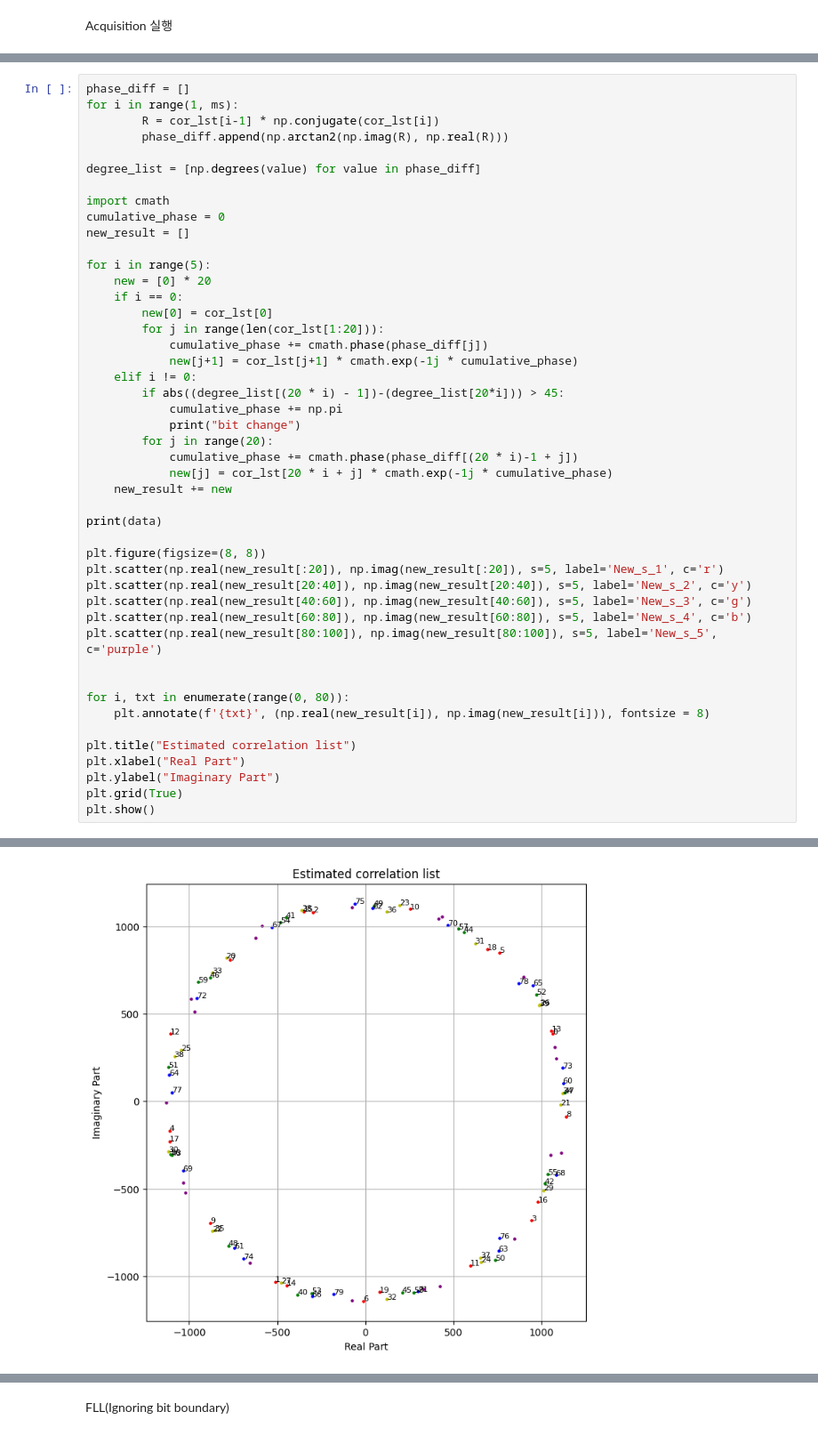
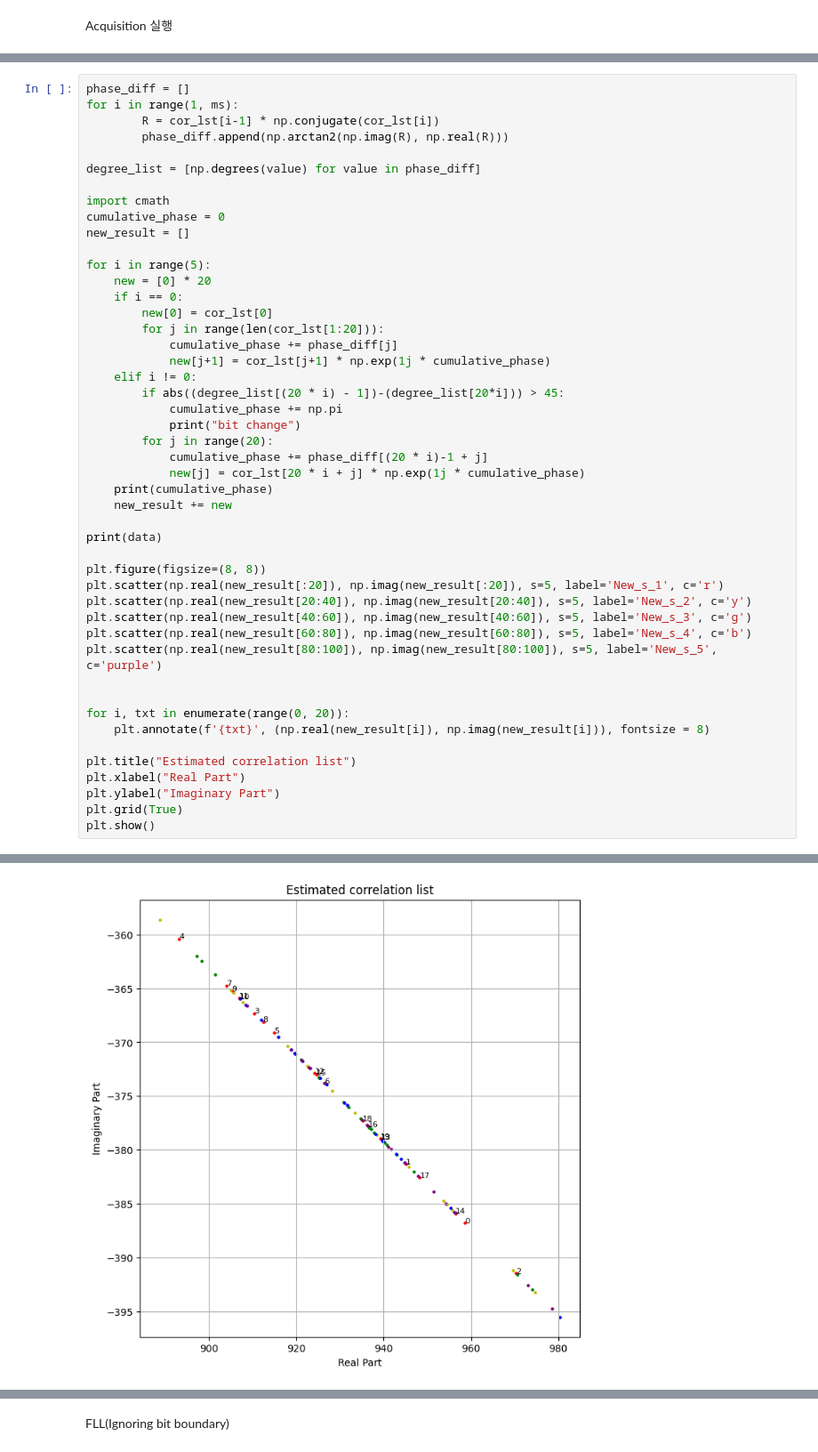
Before and after one commit to IdontknowTT/GPS_receiver, a Jupyter notebook: 240521_FLL.ipynb, the cells around one changed output, grey strips where cells are left out. Shown at 89% size. Cells and saved outputs as stored; diff of their text form.

```diff
--- a/240521_FLL.ipynb
+++ b/240521_FLL.ipynb
@@ -264,15 +264,16 @@ for i in range(5):
     if i == 0:
         new[0] = cor_lst[0]
         for j in range(len(cor_lst[1:20])):
-            cumulative_phase += cmath.phase(phase_diff[j])
-            new[j+1] = cor_lst[j+1] * cmath.exp(-1j * cumulative_phase)
+            cumulative_phase += phase_diff[j]
+            new[j+1] = cor_lst[j+1] * np.exp(1j * cumulative_phase)
     elif i != 0:
         if abs((degree_list[(20 * i) - 1])-(degree_list[20*i])) > 45:
             cumulative_phase += np.pi
             print("bit change")
         for j in range(20):
-            cumulative_phase += cmath.phase(phase_diff[(20 * i)-1 + j])
-            new[j] = cor_lst[20 * i + j] * cmath.exp(-1j * cumulative_phase)
+            cumulative_phase += phase_diff[(20 * i)-1 + j]
+            new[j] = cor_lst[20 * i + j] * np.exp(1j * cumulative_phase)
+    print(cumulative_phase)
     new_result += new
 
 print(data)
@@ -285,7 +286,7 @@ plt.scatter(np.real(new_result[60:80]), np.imag(new_result[60:80]), s=5, label='
 plt.scatter(np.real(new_result[80:100]), np.imag(new_result[80:100]), s=5, label='New_s_5', c='purple')
 
 
-for i, txt in enumerate(range(0, 80)):
+for i, txt in enumerate(range(0, 20)):
     plt.annotate(f'{txt}', (np.real(new_result[i]), np.imag(new_result[i])), fontsize = 8)
 
 plt.title("Estimated correlation list")
@@ -297,5 +303,5 @@ plt.show()
 [1, 1, 1, 1, 1]
-[figure, old version]
+[figure, new version]
 # %%
 """
 print(B)
```
Also changed, not shown: parts of 7 cells of this notebook.
